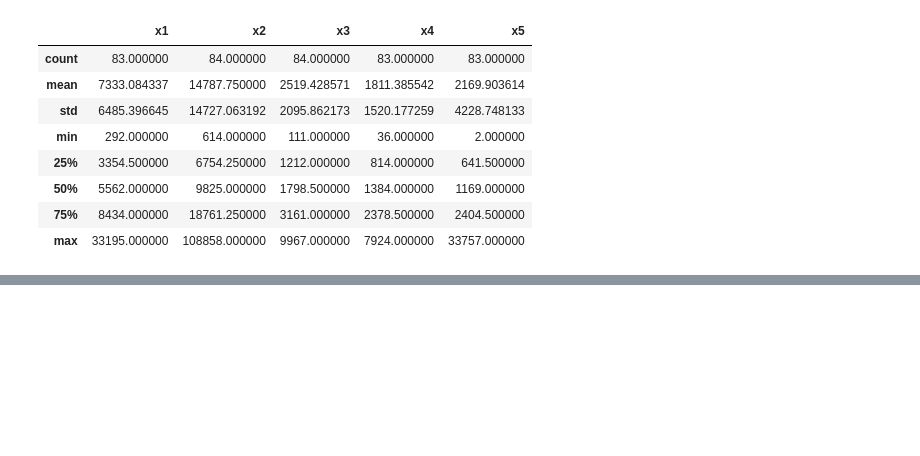
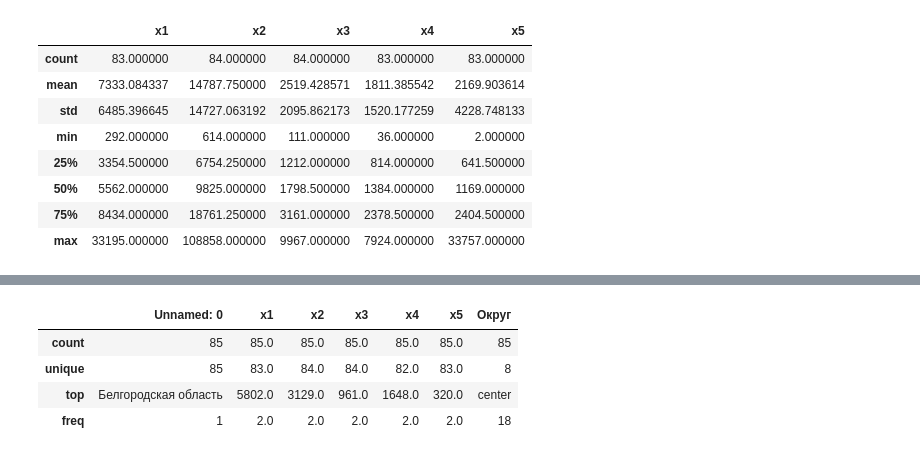
Before and after one commit to KirillPogranichny/ml-fefu-course, a Jupyter notebook: data_exploration.ipynb, the cells around one changed output, grey strips where cells are left out. Drawn from its saved outputs; the diff is of its cells as text; code cells hidden in the pictures; blank space fills up the shorter version.

```diff
--- a/data_exploration.ipynb
+++ b/data_exploration.ipynb
@@ -111,0 +124,8 @@ dataset_copy.head(100)
+# %%
+dataset_copy.describe()
+# %% [output]
+|  | Unnamed: 0 | x1 | x2 | x3 | x4 | x5 | Округ |
+| count | 85 | 85.0 | 85.0 | 85.0 | 85.0 | 85.0 | 85 |
+| unique | 85 | 83.0 | 84.0 | 84.0 | 82.0 | 83.0 | 8 |
+| top | Белгородская область | 5802.0 | 3129.0 | 961.0 | 1648.0 | 320.0 | сenter |
+| freq | 1 | 2.0 | 2.0 | 2.0 | 2.0 | 2.0 | 18 |
```
Also changed, not shown: parts of 7 cells of this notebook.
